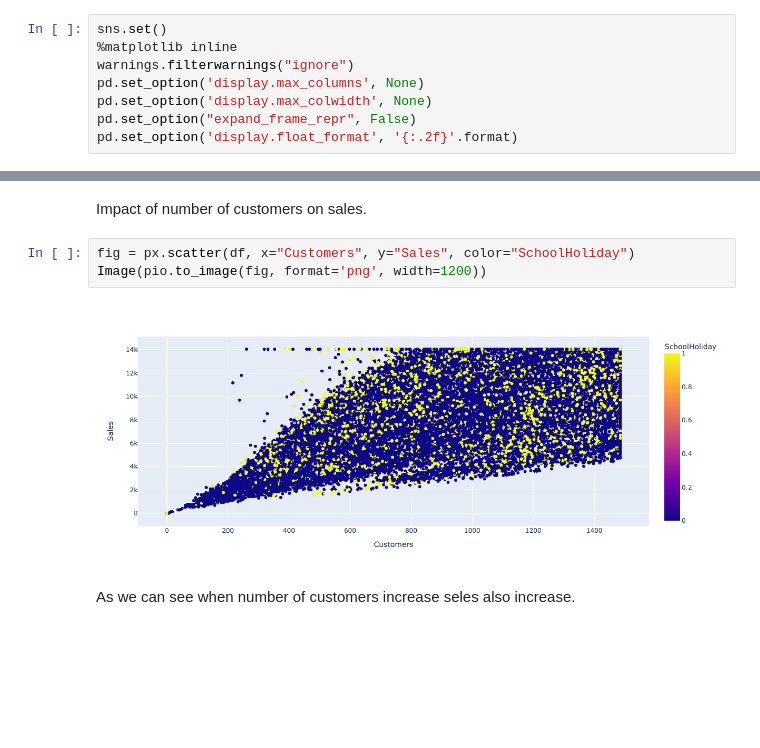
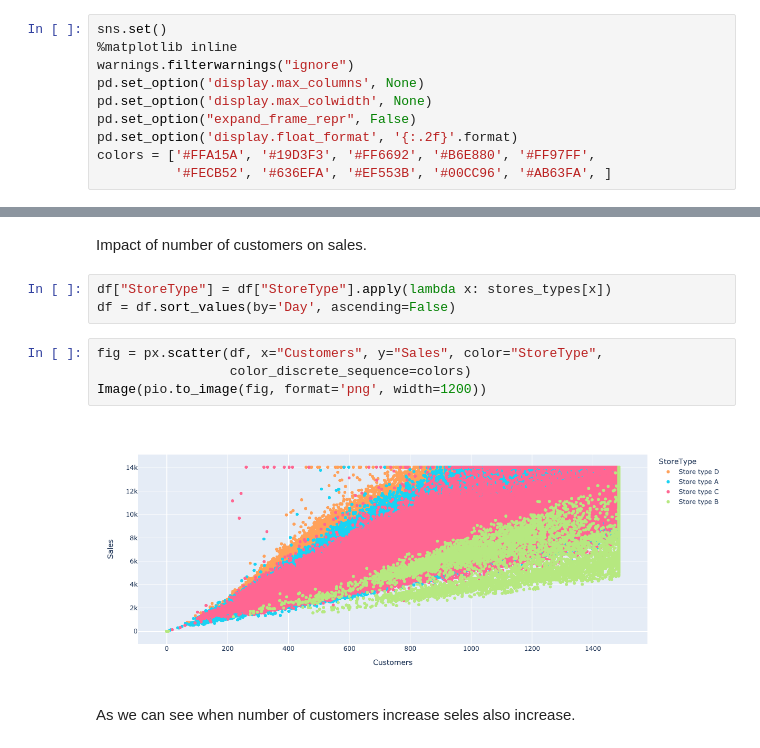
Before and after one commit to eandualem/PharmaceuticalSalesPrediction, a Jupyter notebook: notebooks/2.0 exploration.ipynb, the cells around one changed output, grey strips where cells are left out. Cells and saved outputs as stored; diff of their text form; blank space fills up the shorter version.

```diff
--- a/notebooks/2.0 exploration.ipynb
+++ b/notebooks/2.0 exploration.ipynb
@@ -23,6 +23,8 @@ pd.set_option('display.max_columns', None)
 pd.set_option('display.max_colwidth', None)
 pd.set_option("expand_frame_repr", False)
 pd.set_option('display.float_format', '{:.2f}'.format)
+colors = ['#FFA15A', '#19D3F3', '#FF6692', '#B6E880', '#FF97FF',
+          '#FECB52', '#636EFA', '#EF553B', '#00CC96', '#AB63FA', ]
 # %%
 sys.path.append(os.path.abspath(os.path.join('../scripts')))
 from df_cleaner import DfCleaner
@@ -280,11 +282,15 @@ fig.show()
 From the above correlation matrix we observe the following. There is String positive corelation between sales and Customers. Promo has positive corelation with sales and customers. State hollydays and Day of week have negative corelation with seles and customers. We will explore this corelations more idepth.
 # %% [markdown]
 Impact of number of customers on sales.
+# %%
+df["StoreType"] = df["StoreType"].apply(lambda x: stores_types[x])
+df = df.sort_values(by='Day', ascending=False)
 # %%
-fig = px.scatter(df, x="Customers", y="Sales", color="SchoolHoliday")
+fig = px.scatter(df, x="Customers", y="Sales", color="StoreType",
+                 color_discrete_sequence=colors)
 Image(pio.to_image(fig, format='png', width=1200))
 # %% [output]
-[figure, old version]
+[figure, new version]
 # %% [markdown]
 As we can see when number of customers increase seles also increase.
 # %% [markdown]
```
Also changed, not shown: parts of 32 cells of this notebook, 2 other files.
